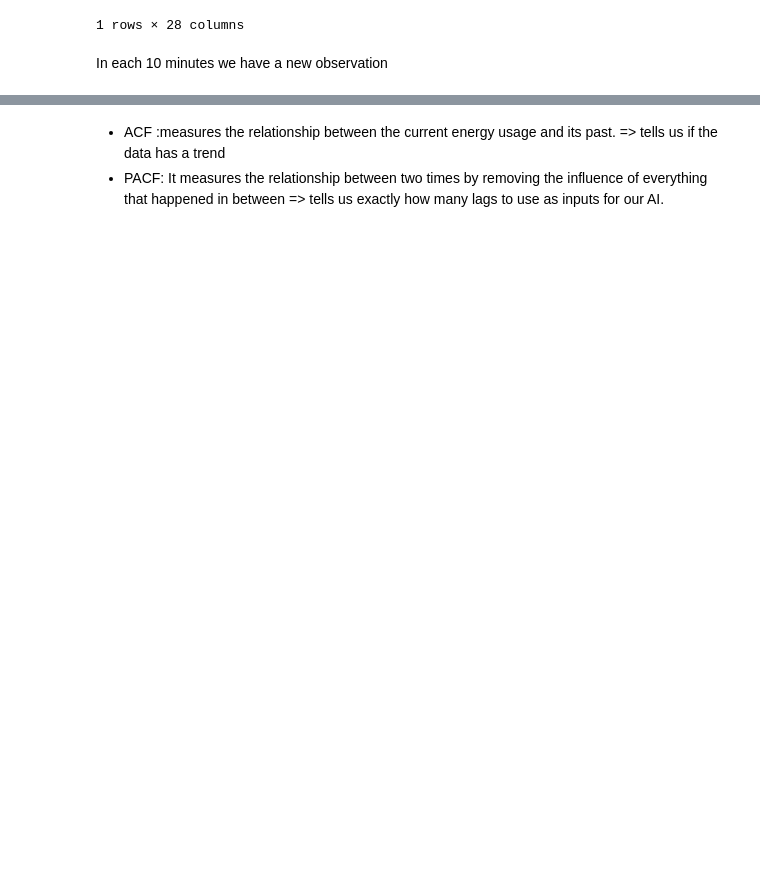
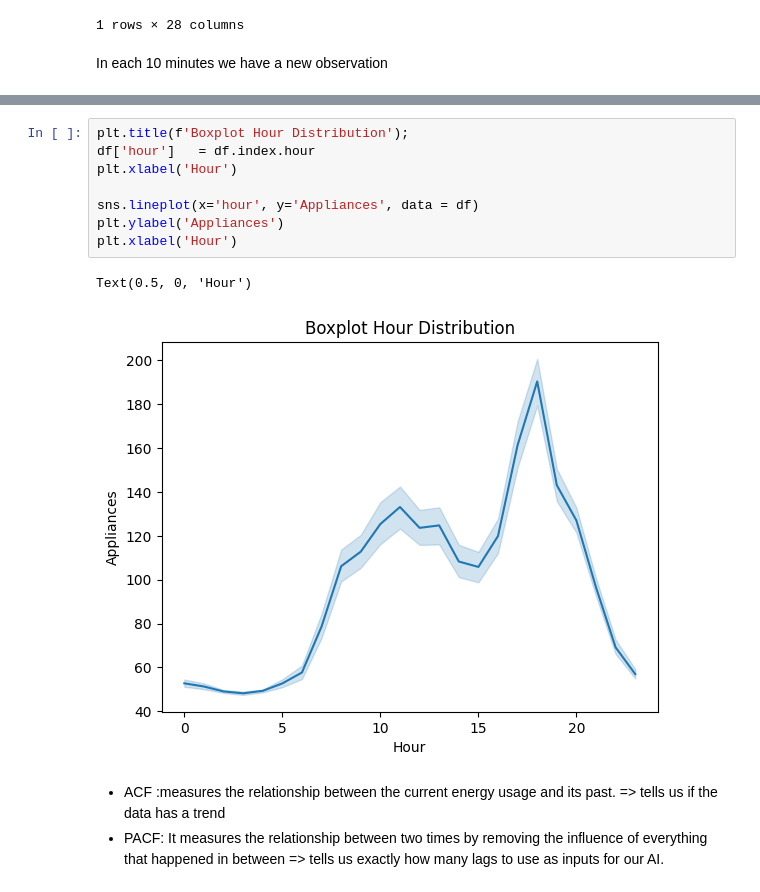
Before and after one commit to fatma-harabi04/energy-prediction-pytorch, a Jupyter notebook: notebooks/01_eda_exploration-DESKTOP-VQMSFH1.ipynb, the cells around one changed output, grey strips where cells are left out. Drawn from its saved outputs; the diff is of its cells as text; blank space fills up the shorter version.

```diff
--- a/notebooks/01_eda_exploration-DESKTOP-VQMSFH1.ipynb
+++ b/notebooks/01_eda_exploration-DESKTOP-VQMSFH1.ipynb
@@ -172,3 +156,14 @@ plt.show()
+# %%
+plt.title(f'Boxplot Hour Distribution');
+df['hour']   = df.index.hour
+plt.xlabel('Hour')
+
+sns.lineplot(x='hour', y='Appliances', data = df)
+plt.ylabel('Appliances')
+plt.xlabel('Hour')
+# %% [output]
+Text(0.5, 0, 'Hour')
+[figure, added]
 # %% [markdown]
 - ACF :measures the relationship between the current energy usage and its past.
 => tells us if the data has a trend
```
Also changed, not shown: parts of 46 cells of this notebook, 1 other file.
